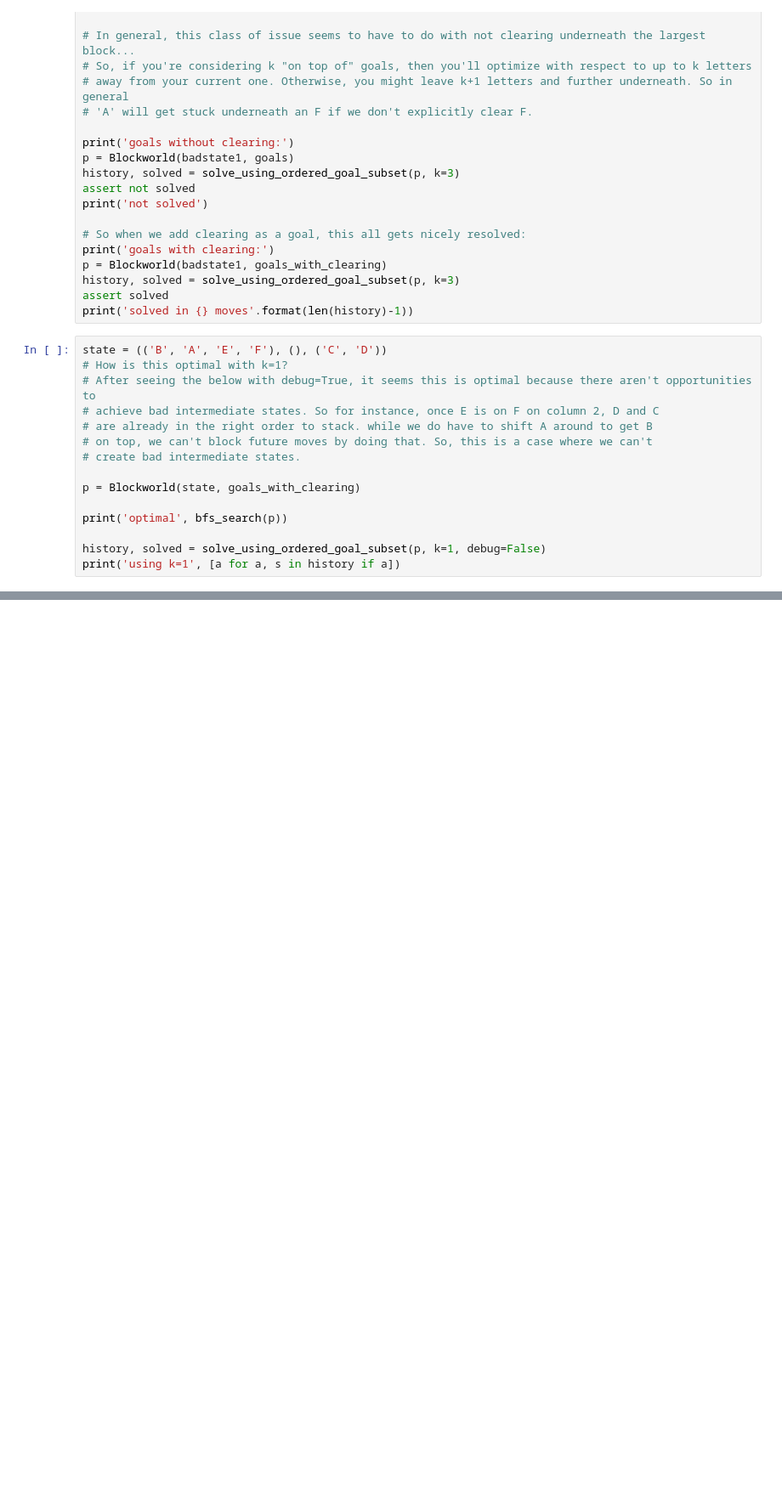
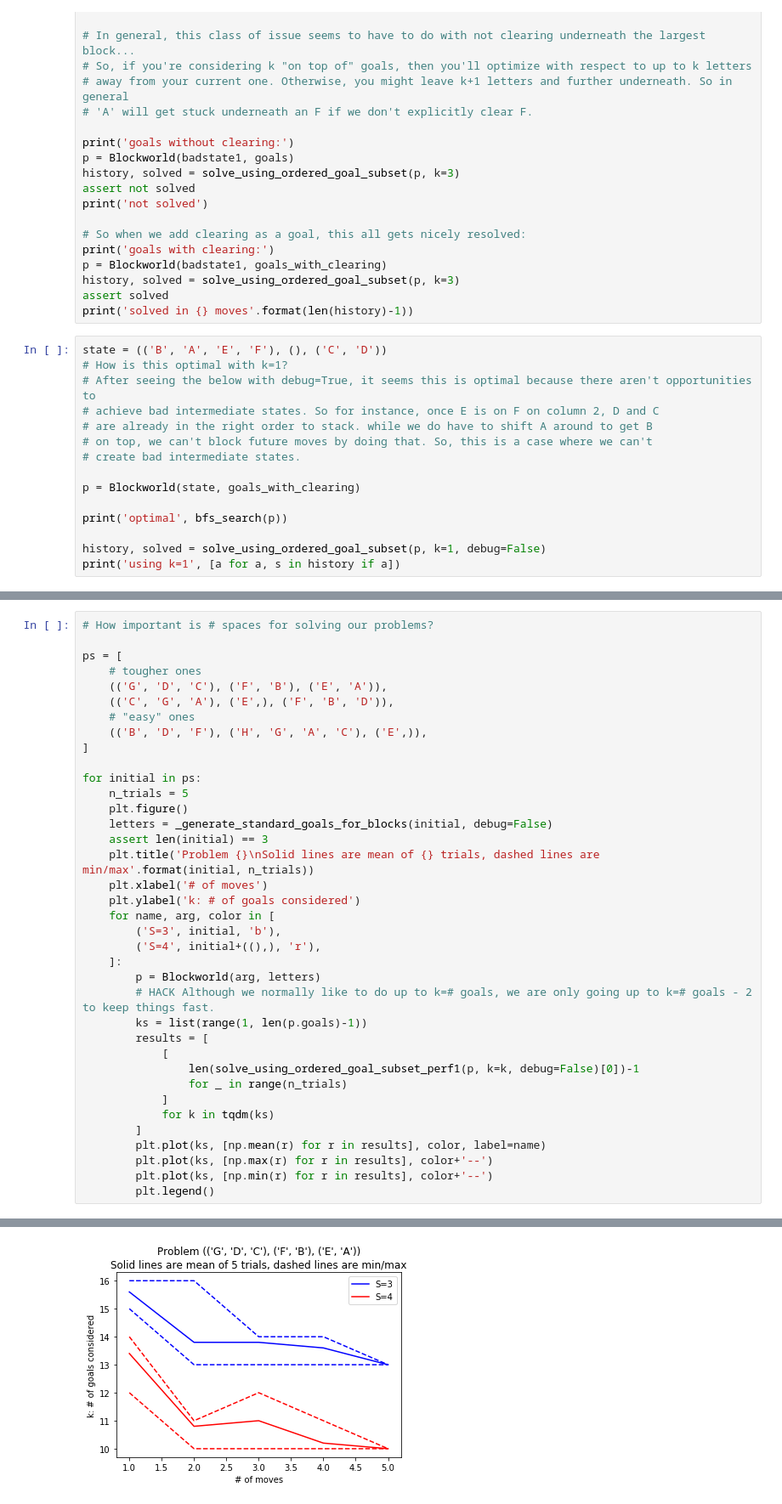
Before and after one commit to fredcallaway/multigoals, a Jupyter notebook: generate-problems.ipynb, the cells around one changed output, grey strips where cells are left out. Shown: that part at 85% size. Drawn from its saved outputs; the diff is of its cells as text; blank space fills up the shorter version.

```diff
--- a/generate-problems.ipynb
+++ b/generate-problems.ipynb
@@ -410,0 +463,38 @@ for _ in range(10):
+# %%
+# How important is # spaces for solving our problems?
+
+ps = [
+    # tougher ones
+    (('G', 'D', 'C'), ('F', 'B'), ('E', 'A')),
+    (('C', 'G', 'A'), ('E',), ('F', 'B', 'D')),
+    # "easy" ones
+    (('B', 'D', 'F'), ('H', 'G', 'A', 'C'), ('E',)),
+]
+
+for initial in ps:
+    n_trials = 5
+    plt.figure()
+    letters = _generate_standard_goals_for_blocks(initial, debug=False)
+    assert len(initial) == 3
+    plt.title('Problem {}\nSolid lines are mean of {} trials, dashed lines are min/max'.format(initial, n_trials))
+    plt.xlabel('# of moves')
+    plt.ylabel('k: # of goals considered')
+    for name, arg, color in [
+        ('S=3', initial, 'b'),
+        ('S=4', initial+((),), 'r'),
+    ]:
+        p = Blockworld(arg, letters)
+        # HACK Although we normally like to do up to k=# goals, we are only going up to k=# goals - 2 to keep things fast.
+        ks = list(range(1, len(p.goals)-1))
+        results = [
+            [
+                len(solve_using_ordered_goal_subset_perf1(p, k=k, debug=False)[0])-1
+                for _ in range(n_trials)
+            ]
+            for k in tqdm(ks)
+        ]
+        plt.plot(ks, [np.mean(r) for r in results], color, label=name)
+        plt.plot(ks, [np.max(r) for r in results], color+'--')
+        plt.plot(ks, [np.min(r) for r in results], color+'--')
+        plt.legend()
+# %% [output]
@@ -410,0 +507 @@ for _ in range(10):
+[figure, added]
```
Also changed, not shown: parts of 11 cells of this notebook, 6 other files.
